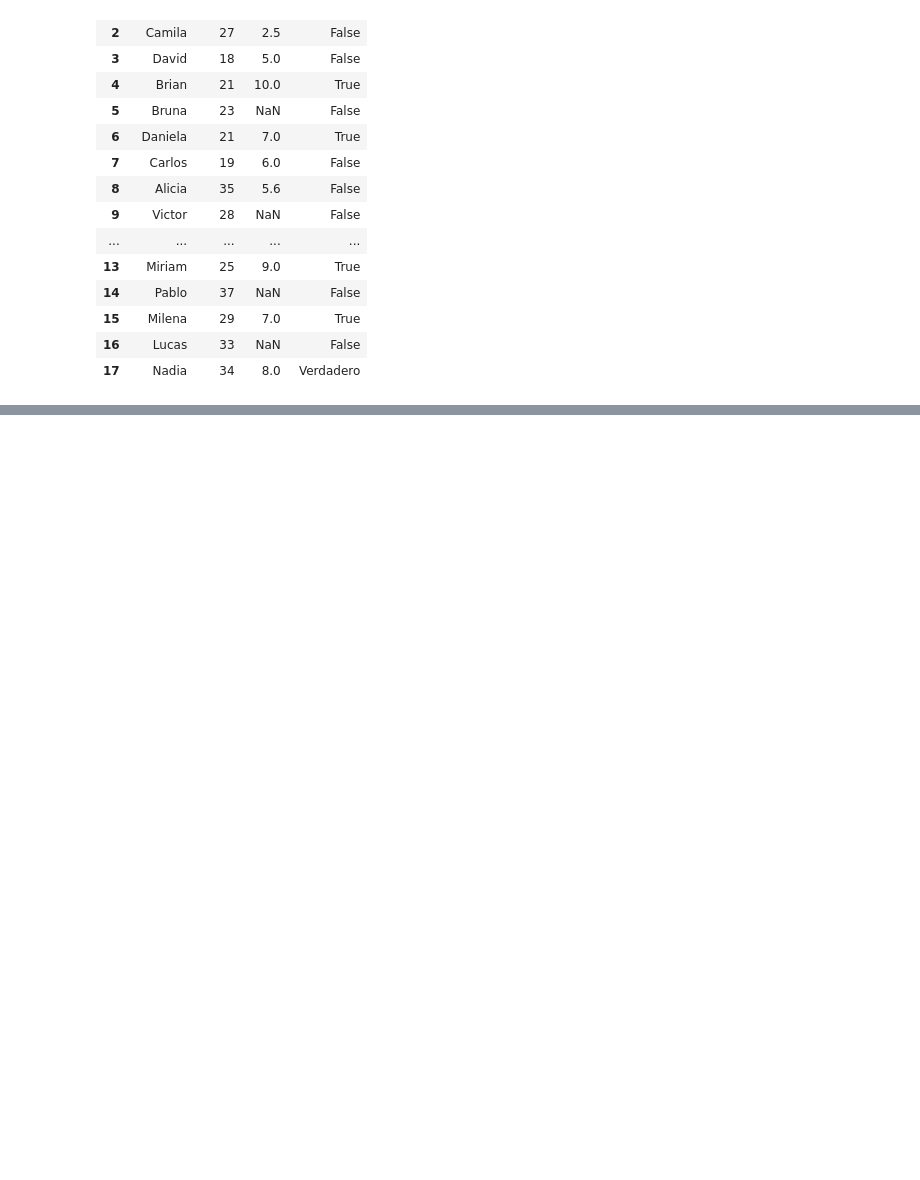
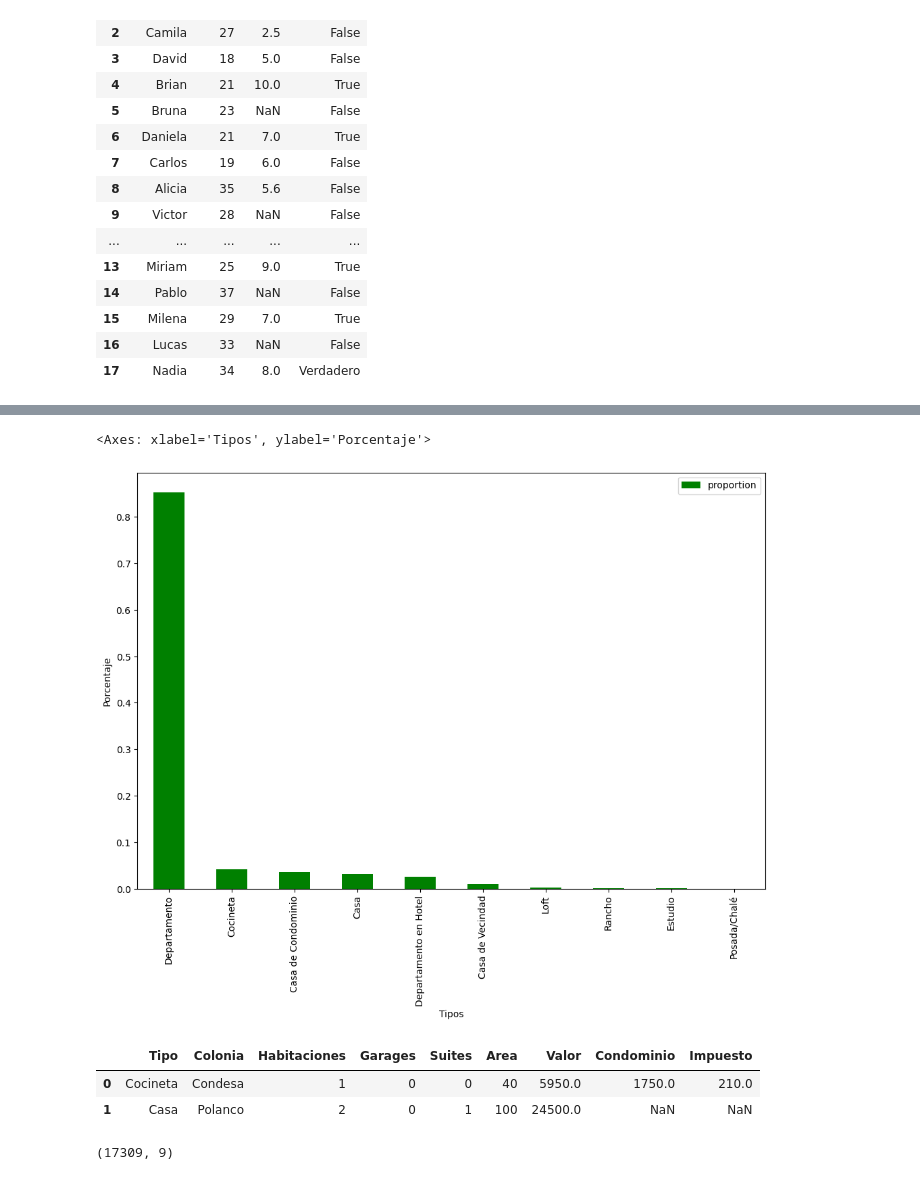
Before and after one commit to AngelTroncoso/Data_Science, a Jupyter notebook: 4_Pandas_en_introduccion.ipynb, the cells around one changed output, grey strips where cells are left out. Drawn from its saved outputs; the diff is of its cells as text; code cells hidden in the pictures; blank space fills up the shorter version.

```diff
--- a/4_Pandas_en_introduccion.ipynb
+++ b/4_Pandas_en_introduccion.ipynb
@@ -343,0 +612,17 @@ dtype: object
+# %%
+porcentaje_tipo = df.Tipo.value_counts(normalize=True).to_frame()
+porcentaje_tipo.plot(kind="bar",figsize=(12,8),color="green",xlabel="Tipos",ylabel="Porcentaje")
+# %% [output]
+<Axes: xlabel='Tipos', ylabel='Porcentaje'>
+[figure, added]
+# %%
+df.query("Tipo == 'Departamento'")
+df.head(2)
+# %% [output]
+|  | Tipo | Colonia | Habitaciones | Garages | Suites | Area | Valor | Condominio | Impuesto |
+| 0 | Cocineta | Condesa | 1 | 0 | 0 | 40 | 5950.0 | 1750.0 | 210.0 |
+| 1 | Casa | Polanco | 2 | 0 | 1 | 100 | 24500.0 | NaN | NaN |
+# %%
+df.shape
+# %% [output]
+(17309, 9)
```
Also changed, not shown: parts of 59 cells of this notebook.
